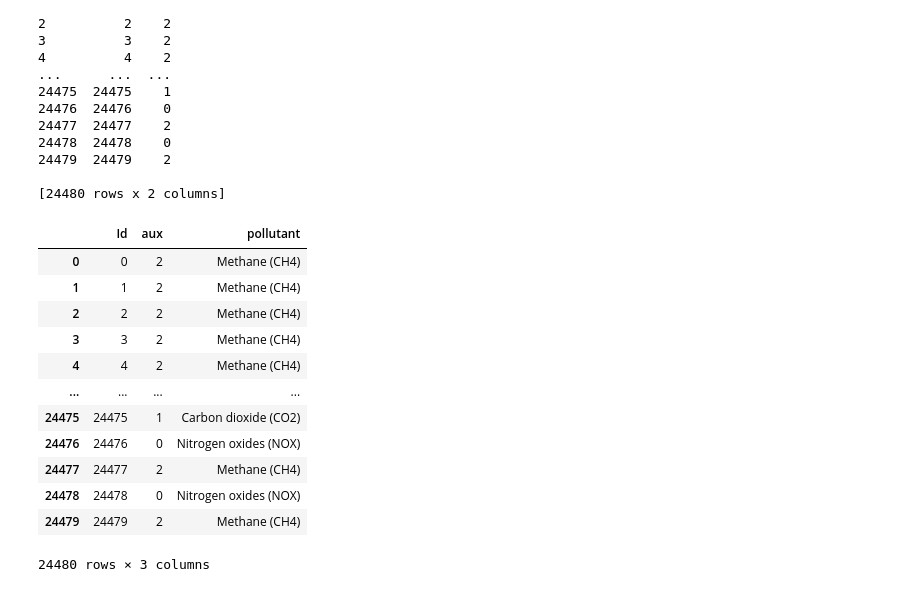
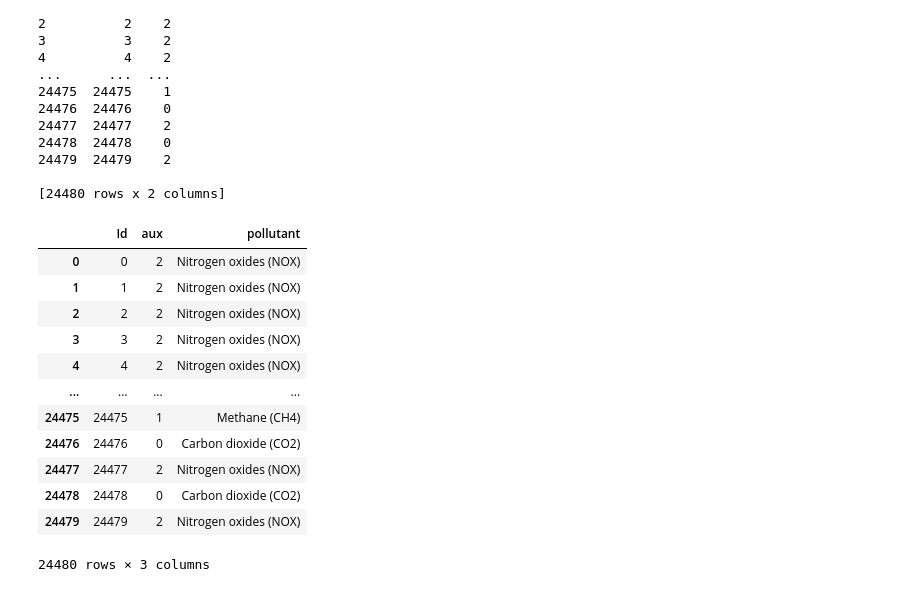
Before and after one commit to OnlyData-64/Schneider-Electric-Hackhaton, a Jupyter notebook: main.ipynb, the cells around one changed output. Drawn from its saved outputs; the diff is of its cells as text; code cells hidden in the pictures.

```diff
--- a/main.ipynb
+++ b/main.ipynb
@@ -123,28 +123,28 @@ print(submission)
 [24480 rows x 2 columns]
 # %%
 def calc_new_col(row):
-        if row['aux'] == 1 :
+        if row['aux'] == 0 :
             return "Carbon dioxide (CO2)"
-        elif row['aux']==2 :
+        elif row['aux']==1 :
             return "Methane (CH4)"
         else:
             return "Nitrogen oxides (NOX)"
 
 submission["pollutant"] = submission.apply(calc_new_col, axis=1)
 submission
 # %% [output]
 |  | Id | aux | pollutant |
-| 0 | 0 | 2 | Methane (CH4) |
-| 1 | 1 | 2 | Methane (CH4) |
-| 2 | 2 | 2 | Methane (CH4) |
-| 3 | 3 | 2 | Methane (CH4) |
-| 4 | 4 | 2 | Methane (CH4) |
+| 0 | 0 | 2 | Nitrogen oxides (NOX) |
+| 1 | 1 | 2 | Nitrogen oxides (NOX) |
+| 2 | 2 | 2 | Nitrogen oxides (NOX) |
+| 3 | 3 | 2 | Nitrogen oxides (NOX) |
+| 4 | 4 | 2 | Nitrogen oxides (NOX) |
 | ... | ... | ... | ... |
-| 24475 | 24475 | 1 | Carbon dioxide (CO2) |
-| 24476 | 24476 | 0 | Nitrogen oxides (NOX) |
-| 24477 | 24477 | 2 | Methane (CH4) |
-| 24478 | 24478 | 0 | Nitrogen oxides (NOX) |
-| 24479 | 24479 | 2 | Methane (CH4) |
+| 24475 | 24475 | 1 | Methane (CH4) |
+| 24476 | 24476 | 0 | Carbon dioxide (CO2) |
+| 24477 | 24477 | 2 | Nitrogen oxides (NOX) |
+| 24478 | 24478 | 0 | Carbon dioxide (CO2) |
+| 24479 | 24479 | 2 | Nitrogen oxides (NOX) |
 24480 rows × 3 columns
 # %%
 labels=['Id','pollutant']
```
Also changed, not shown: 3 other files.
